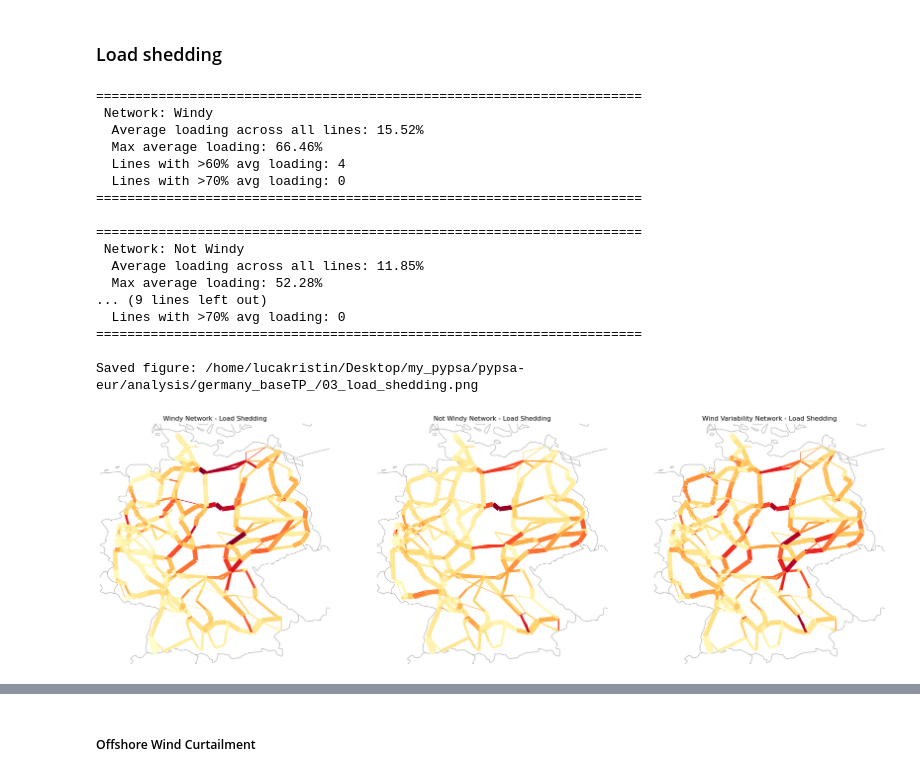
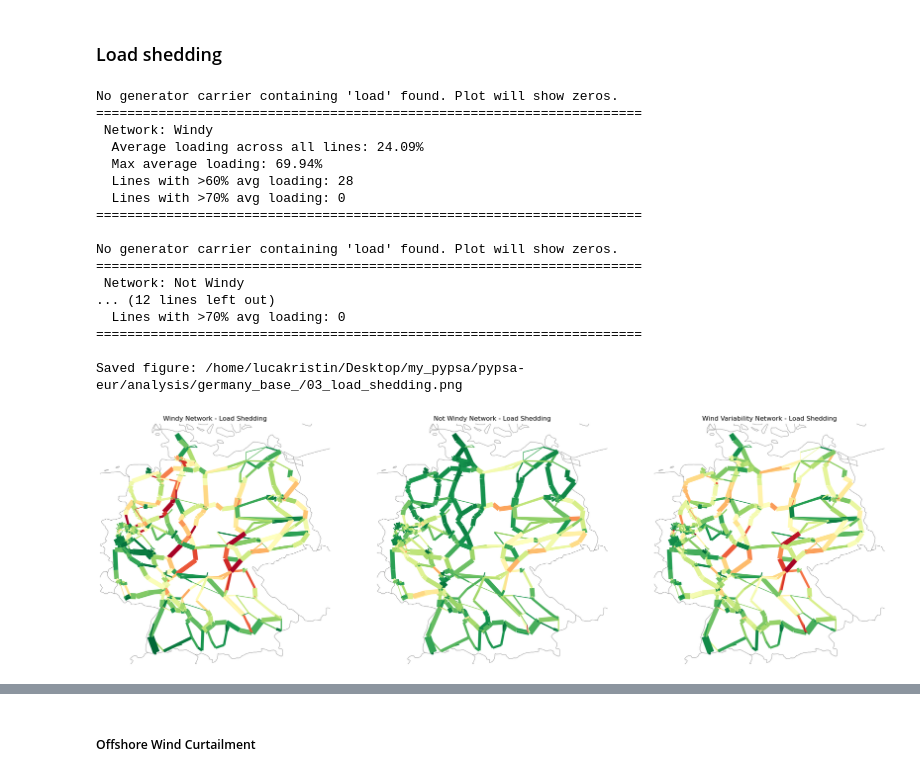
Before and after one commit to Luca2299/pypsa-eur, a Jupyter notebook: notebooks/Analysis.ipynb, the cells around one changed output, grey strips where cells are left out. Drawn from its saved outputs; the diff is of its cells as text; code cells hidden in the pictures.

```diff
--- a/notebooks/Analysis.ipynb
+++ b/notebooks/Analysis.ipynb
@@ -180,6 +180,7 @@ fig, axes = plt.subplots(1, 3, figsize=(26, 8), subplot_kw={"projection": ccrs.E
 # --- Helper Function to Plot Network with Average Loading ---
 def plot_network_congestion(n, ax, title):
     avg_loading_n = (n.lines_t.p0.abs() / n.lines.s_nom).mean()
+    avg_loading_links = (n.links_t.p0.abs() / n.links.p_nom).mean()
 
     # Find the time with the highest overall marginal price
     peak_price_time = n.buses_t.marginal_price.max(axis=1).idxmax()
@@ -197,7 +198,9 @@ def plot_network_congestion(n, ax, title):
         bus_colors=peak_prices,
         bus_cmap='RdYlGn_r',
         line_colors=avg_loading_n,
+        link_colors=avg_loading_links,
         line_cmap="YlOrRd",
+        link_cmap="RdYlGn_r",
         line_width=n.lines.s_nom / 400,
         link_width=n.links.p_nom / 400,
     )
@@ -273,44 +276,44 @@ def plot_network_load(n, ax, title):
         bus_alpha=0.5,
         bus_cmap="YlOrRd",
         line_colors=avg_loading_n,
-        line_cmap="YlOrRd",
+        line_cmap="RdYlGn_r",
         line_width=n.lines.s_nom / 400,
         link_width=n.links.p_nom / 400 if not n.links.empty else 0,
     )
 
     return avg_loading_n
 
 # Plot Average Loading Over All Snapshots for each network
 i = 0
 for n in networks.values():
     avg_loading = plot_network_load(n, axes[i], n.name + " Network - Load Shedding")
     log_print("=" * 70)
     log_print(f" Network: {n.name}")
     log_print(f"  Average loading across all lines: {avg_loading.mean():.2%}")
     log_print(f"  Max average loading: {avg_loading.max():.2%}")
     log_print(f"  Lines with >60% avg loading: {(avg_loading > 0.6).sum()}")
     log_print(f"  Lines with >70% avg loading: {(avg_loading > 0.7).sum()}")
     log_print("=" * 70)
     log_print("")
     i += 1
 
 save_fig(fig, "03_load_shedding.png")
 # %% [output]
+No generator carrier containing 'load' found. Plot will show zeros.
 ======================================================================
  Network: Windy
-  Average loading across all lines: 15.52%
-  Max average loading: 66.46%
-  Lines with >60% avg loading: 4
+  Average loading across all lines: 24.09%
+  Max average loading: 69.94%
+  Lines with >60% avg loading: 28
   Lines with >70% avg loading: 0
 ======================================================================
 
+No generator carrier containing 'load' found. Plot will show zeros.
 ======================================================================
  Network: Not Windy
-  Average loading across all lines: 11.85%
-  Max average loading: 52.28%
-... (9 lines left out)
+... (12 lines left out)
   Lines with >70% avg loading: 0
 ======================================================================
 
-Saved figure: /home/lucakristin/Desktop/my_pypsa/pypsa-eur/analysis/germany_baseTP_/03_load_shedding.png
+Saved figure: /home/lucakristin/Desktop/my_pypsa/pypsa-eur/analysis/germany_base_/03_load_shedding.png
-[figure, old version]
+[figure, new version]
```
Also changed, not shown: parts of 14 cells of this notebook, 24 other files.
